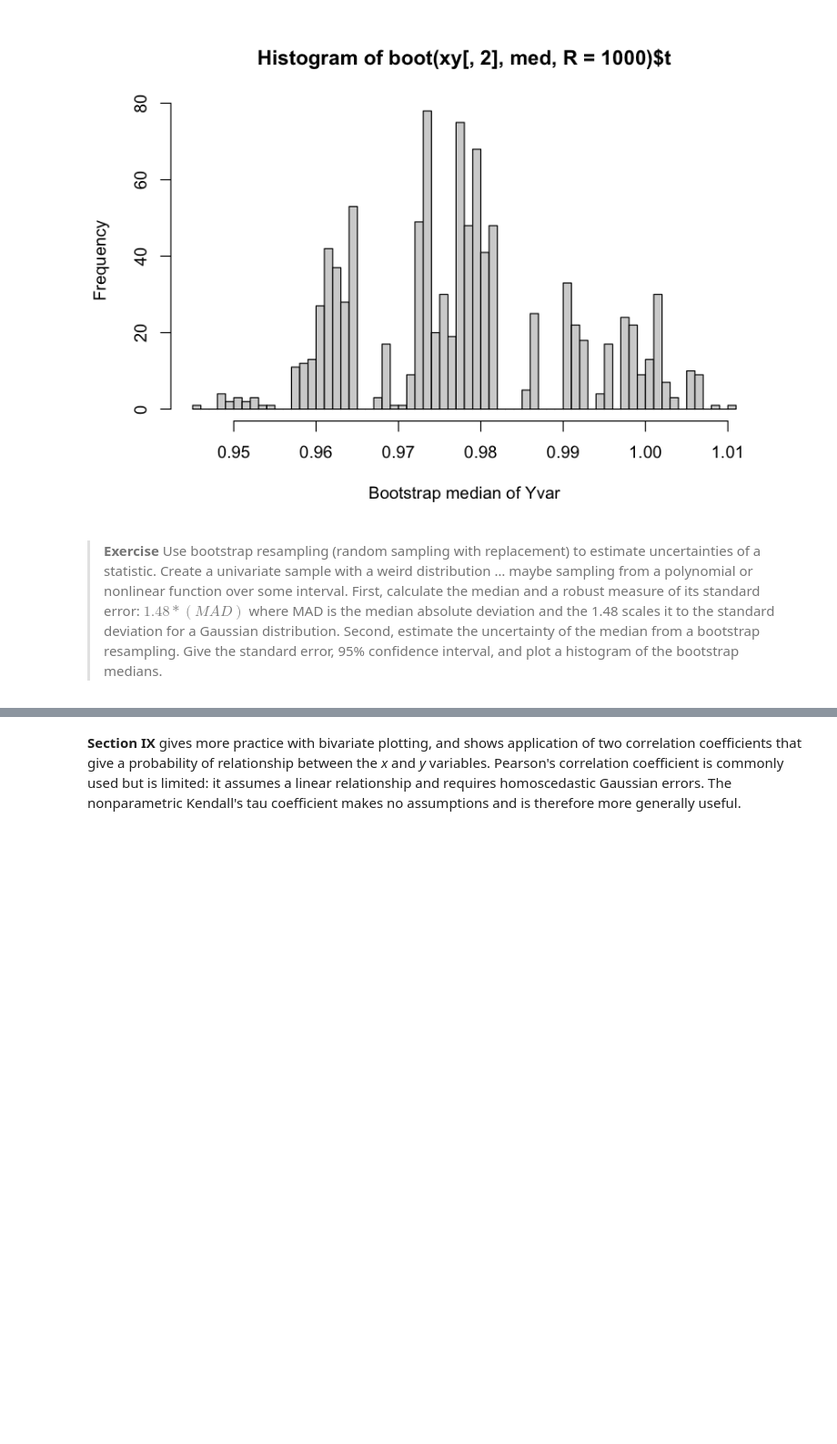
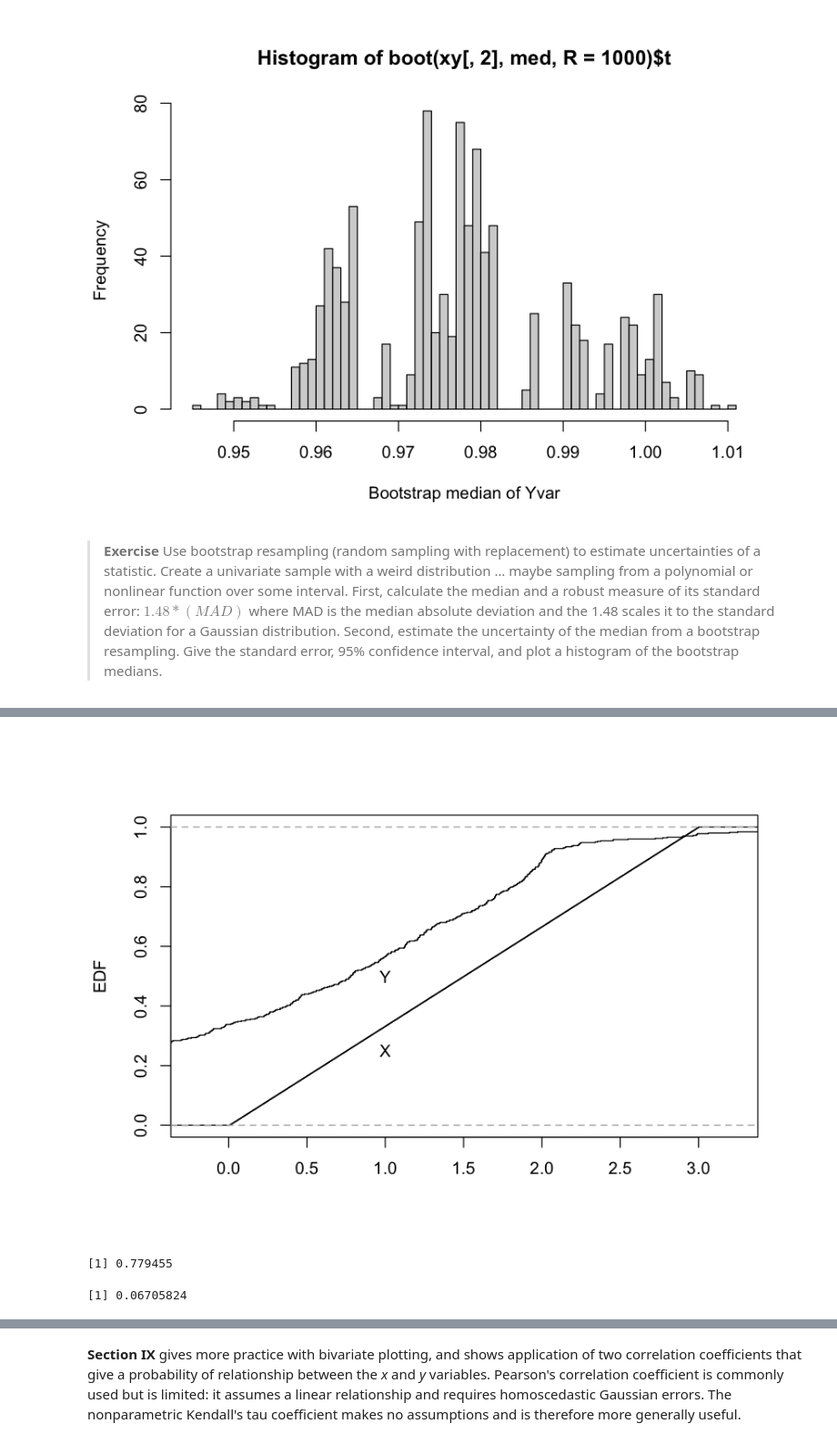
Before and after one commit to Jayshil/AstroStatistics, a Jupyter notebook: 0_Intro/2022_Tutorial_1_Intro_R.ipynb, the cells around one changed output, grey strips where cells are left out. Shown: that part at 91% size. Drawn from its saved outputs; the diff is of its cells as text; code cells hidden in the pictures; blank space fills up the shorter version.

```diff
--- a/0_Intro/2022_Tutorial_1_Intro_R.ipynb
+++ b/0_Intro/2022_Tutorial_1_Intro_R.ipynb
@@ -576,0 +592,18 @@ t1* 0.9771736 -1.271103e-05  0.01299467
+# %%
+plot(ecdf(x1), pch=20, cex=0.0, verticals=TRUE, main='',ylab='EDF',xlab='')
+plot(ecdf(y1), pch=20, cex=0.0, verticals=TRUE, add=T)
+text(1, 0.25, 'X')
+text(1, 0.50, 'Y')
+# %% [output]
+[figure, added]
+# %%
+# Estimate the standard error of the median of Yvar
+
+median(xy1[,2])
+
+# Median absolute deviation estimate of median s.e.
+
+mad(xy1[,2]) / sqrt(500)
+# %% [output]
+[1] 0.779455
+[1] 0.06705824
```
Also changed, not shown: parts of 12 cells of this notebook.
